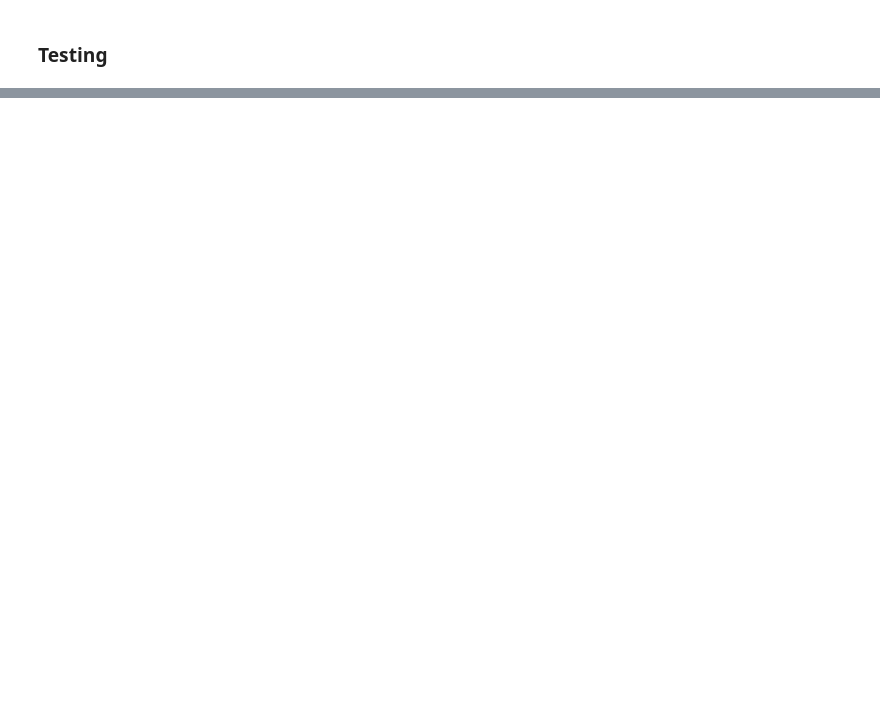
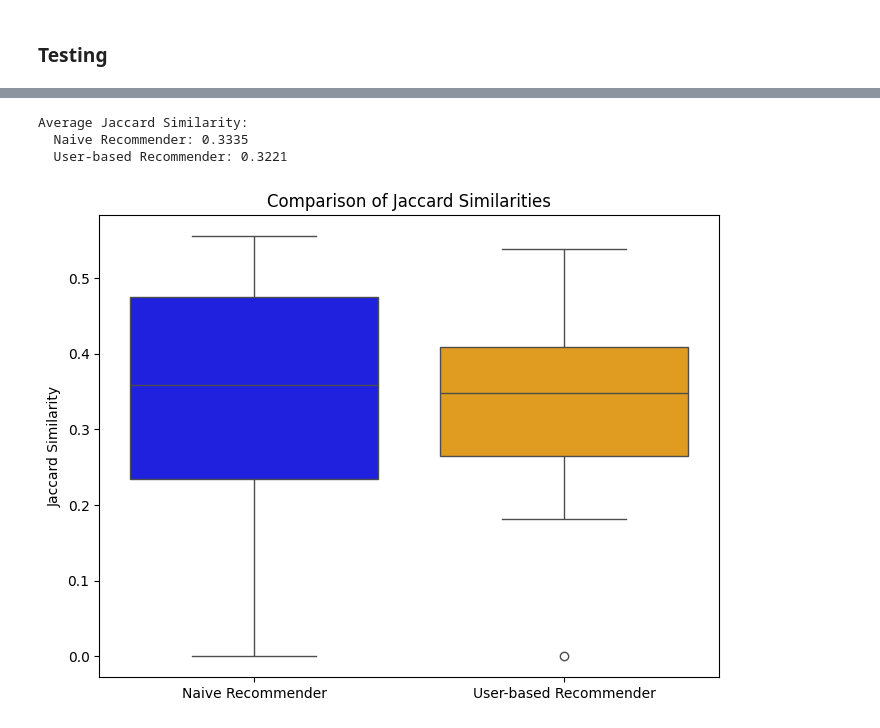
Before and after one commit to nicollorens12/CAIM, a Jupyter notebook: Lab6 - Recommender Systems/validation.ipynb, the cells around one changed output, grey strips where cells are left out. Saved outputs shown, nothing was run; the diff lists cells and outputs as text; code cells hidden in the pictures; blank space fills up the shorter version.

```diff
--- a/Lab6 - Recommender Systems/validation.ipynb
+++ b/Lab6 - Recommender Systems/validation.ipynb
@@ -185,0 +214,23 @@ The difference in performance between the two recommenders is statistically sign
+# %%
+import matplotlib.pyplot as plt
+import seaborn as sns
+
+# Extract similarity scores for each recommender
+rec1_similarities = [result['rec1_similarity'] for result in user_results]
+rec2_similarities = [result['rec2_similarity'] for result in user_results]
+
+print("Average Jaccard Similarity:")
+print(f"  Naive Recommender: {np.mean(rec1_similarities):.4f}")
+print(f"  User-based Recommender: {np.mean(rec2_similarities):.4f}")
+
+plt.figure(figsize=(8, 6))
+sns.boxplot(data=[rec1_similarities, rec2_similarities], palette=['blue', 'orange'])
+plt.xticks([0, 1], ['Naive Recommender', 'User-based Recommender'])
+plt.title('Comparison of Jaccard Similarities')
+plt.ylabel('Jaccard Similarity')
+plt.show()
+# %% [output]
+Average Jaccard Similarity:
+  Naive Recommender: 0.3335
+  User-based Recommender: 0.3221
+[figure, added]
```
Also changed, not shown: parts of 7 cells of this notebook.
